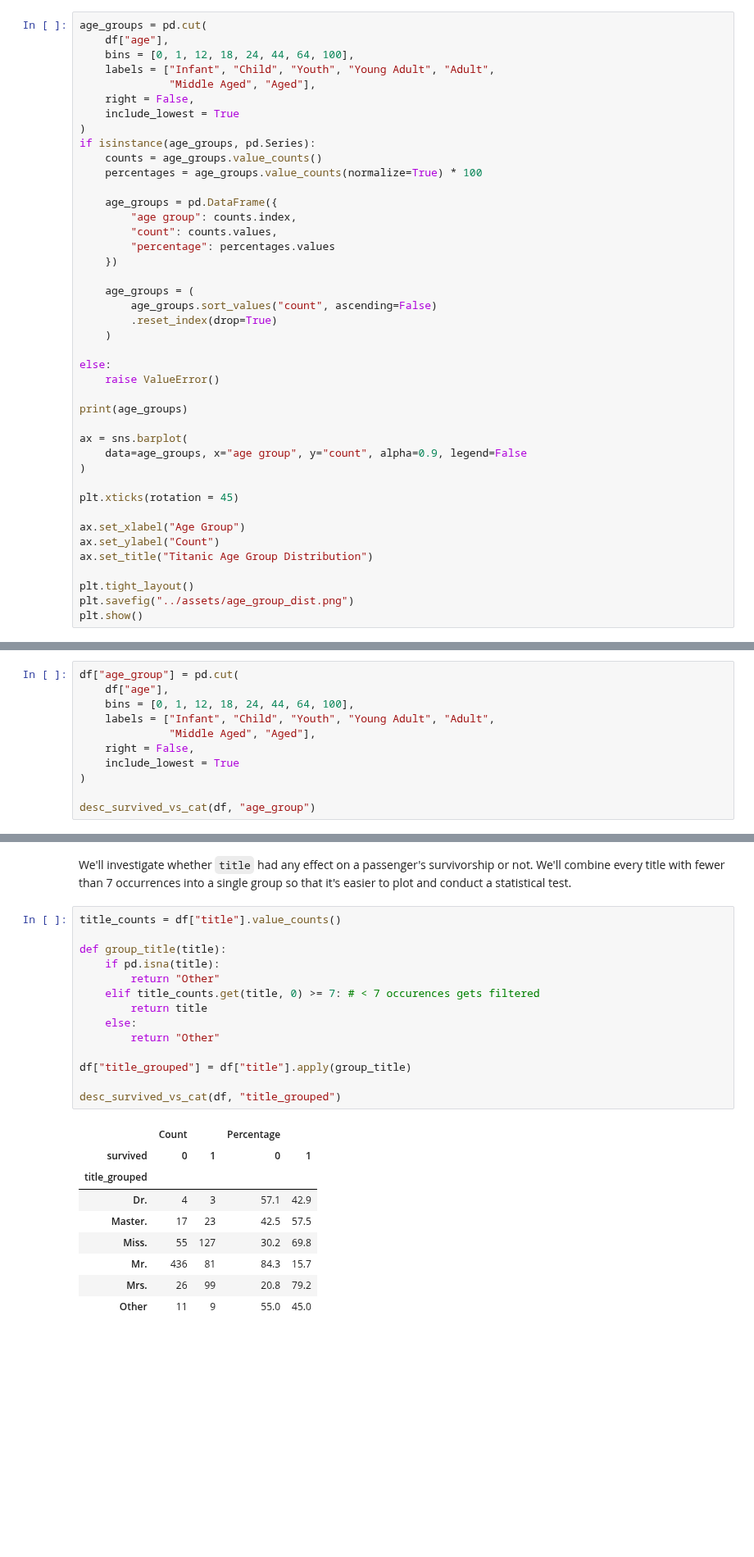
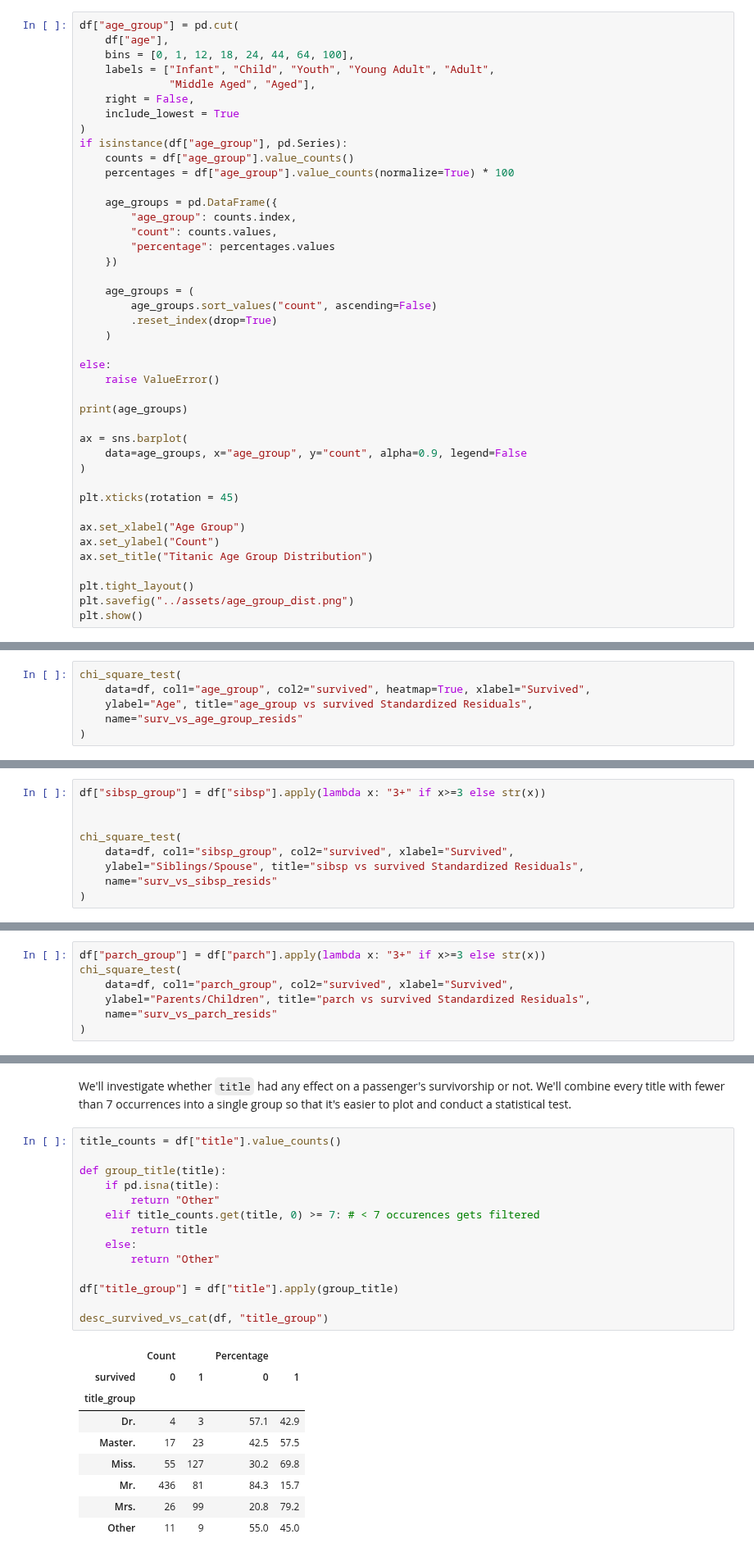
Before and after one commit to dunarand/Kaggle-Titanic-Competition, a Jupyter notebook: notebooks/3 - Exploratory Data Analysis.ipynb, the cells around one changed output, grey strips where cells are left out. Shown at 82% size. Saved outputs shown, nothing was run; the diff lists cells and outputs as text; blank space fills up the shorter version.

```diff
--- a/notebooks/3 - Exploratory Data Analysis.ipynb
+++ b/notebooks/3 - Exploratory Data Analysis.ipynb
@@ -480,7 +506,7 @@ are lower in the modified data.
 
 Now, let's also plot the age groups we defined earlier.
 # %%
-age_groups = pd.cut(
+df["age_group"] = pd.cut(
     df["age"],
     bins = [0, 1, 12, 18, 24, 44, 64, 100],
     labels = ["Infant", "Child", "Youth", "Young Adult", "Adult",
@@ -488,12 +514,12 @@ age_groups = pd.cut(
     right = False,
     include_lowest = True
 )
-if isinstance(age_groups, pd.Series):
-    counts = age_groups.value_counts()
-    percentages = age_groups.value_counts(normalize=True) * 100
+if isinstance(df["age_group"], pd.Series):
+    counts = df["age_group"].value_counts()
+    percentages = df["age_group"].value_counts(normalize=True) * 100
 
     age_groups = pd.DataFrame({
-        "age group": counts.index,
+        "age_group": counts.index,
         "count": counts.values,
         "percentage": percentages.values
     })
@@ -509,7 +535,7 @@ else:
 print(age_groups)
 
 ax = sns.barplot(
-    data=age_groups, x="age group", y="count", alpha=0.9, legend=False
+    data=age_groups, x="age_group", y="count", alpha=0.9, legend=False
 )
 
 plt.xticks(rotation = 45)
@@ -1215,14 +1320,9 @@ We state the hypothesis:
 
 We'll set the significance level $\alpha = 0.05$.
 # %%
-df["age_group"] = pd.cut(
-    df["age"],
-    bins = [0, 1, 12, 18, 24, 44, 64, 100],
-    labels = ["Infant", "Child", "Youth", "Young Adult", "Adult",
-              "Middle Aged", "Aged"],
-    right = False,
-    include_lowest = True
+chi_square_test(
+    data=df, col1="age_group", col2="survived", heatmap=True, xlabel="Survived",
+    ylabel="Age", title="age_group vs survived Standardized Residuals",
+    name="surv_vs_age_group_resids"
 )
-
-desc_survived_vs_cat(df, "age_group")
 # %% [output]
@@ -1380,0 +1466,9 @@ dof: 4
+# %%
+df["sibsp_group"] = df["sibsp"].apply(lambda x: "3+" if x>=3 else str(x))
+
+
+chi_square_test(
+    data=df, col1="sibsp_group", col2="survived", xlabel="Survived",
+    ylabel="Siblings/Spouse", title="sibsp vs survived Standardized Residuals",
+    name="surv_vs_sibsp_resids"
+)
@@ -1476,0 +1576,7 @@ dof: 4
+# %%
+df["parch_group"] = df["parch"].apply(lambda x: "3+" if x>=3 else str(x))
+chi_square_test(
+    data=df, col1="parch_group", col2="survived", xlabel="Survived",
+    ylabel="Parents/Children", title="parch vs survived Standardized Residuals",
+    name="surv_vs_parch_resids"
+)
@@ -1823,21 +1915,21 @@ test.
 # %%
 title_counts = df["title"].value_counts()
 
 def group_title(title):
     if pd.isna(title):
         return "Other"
     elif title_counts.get(title, 0) >= 7: # < 7 occurences gets filtered
         return title
     else:
         return "Other"
 
-df["title_grouped"] = df["title"].apply(group_title)
+df["title_group"] = df["title"].apply(group_title)
 
-desc_survived_vs_cat(df, "title_grouped")
+desc_survived_vs_cat(df, "title_group")
 # %% [output]
 |  | Count |  | Percentage |  |
 | survived | 0 | 1 | 0 | 1 |
-| title_grouped |  |  |  |  |
+| title_group |  |  |  |  |
 | Dr. | 4 | 3 | 57.1 | 42.9 |
 | Master. | 17 | 23 | 42.5 | 57.5 |
 | Miss. | 55 | 127 | 30.2 | 69.8 |
```
Also changed, not shown: parts of 45 cells of this notebook, 4 other files.
